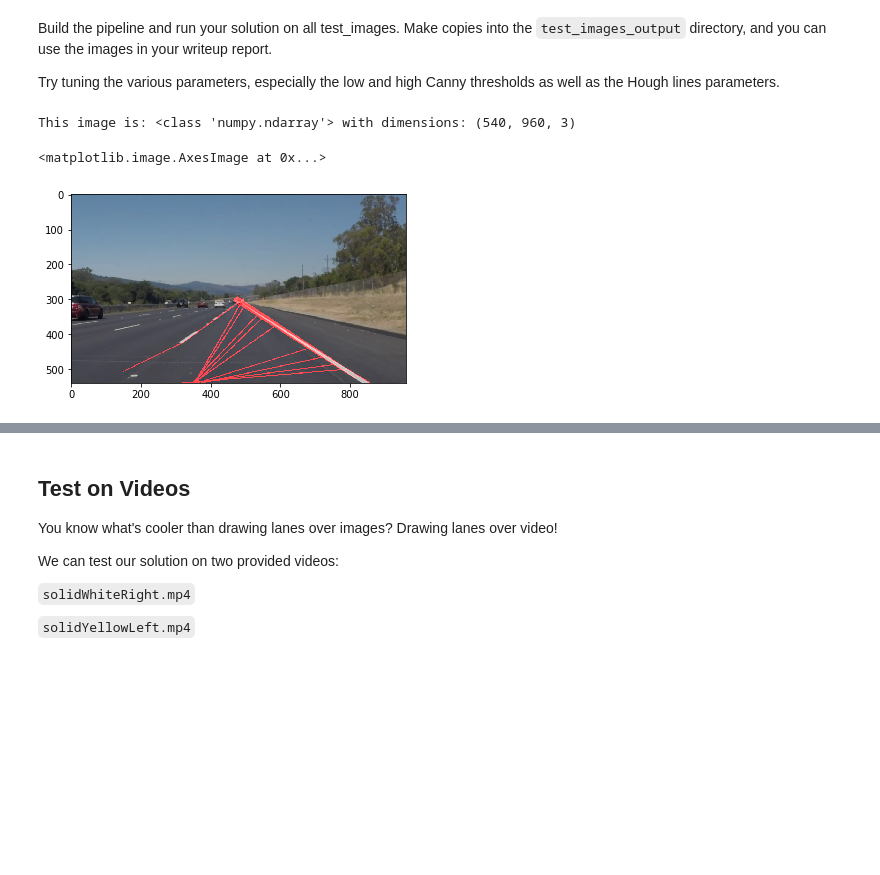
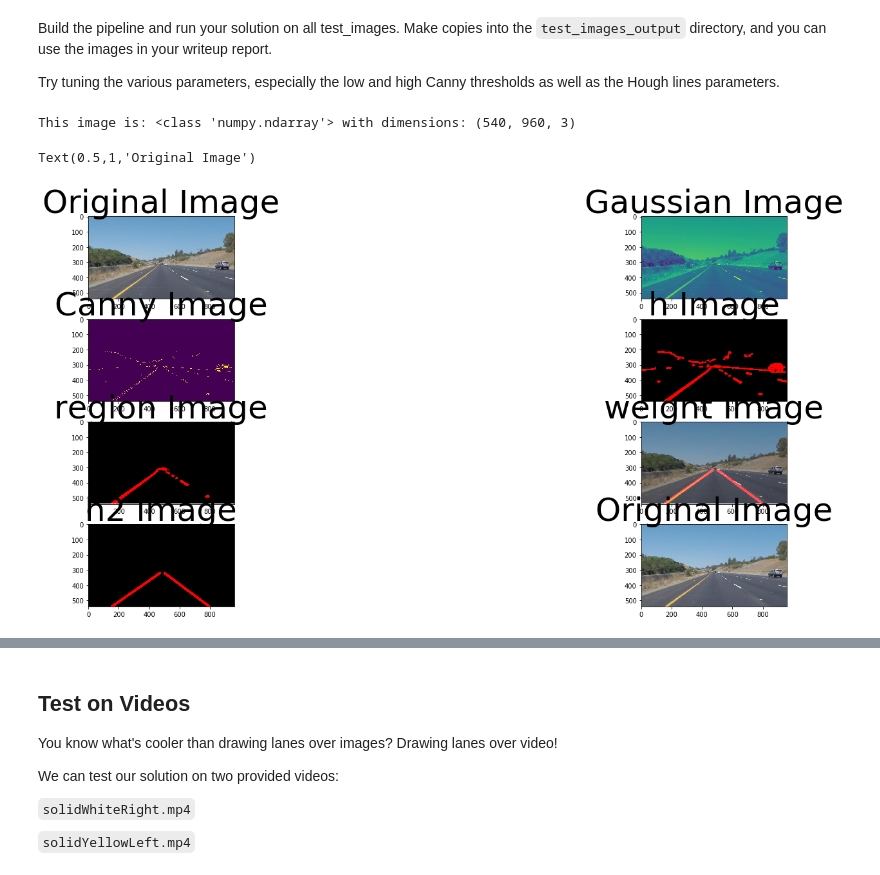
Before and after one commit to ridmeh/SDCar-LaneMarking, a Jupyter notebook: P1.ipynb, the cells around one changed output, grey strips where cells are left out. Saved outputs shown, nothing was run; the diff lists cells and outputs as text; code cells hidden in the pictures; blank space fills up the shorter version.

```diff
--- a/P1.ipynb
+++ b/P1.ipynb
@@ -51,7 +51,7 @@ import cv2
 ## Read in an Image
 # %%
 #reading in an image
-image = mpimg.imread('test_images/solidWhiteRight.jpg')
+image = mpimg.imread('test_images/solidYellowLeft.jpg')
 
 #printing out some stats and plotting
 print('This image is:', type(image), 'with dimensions:', image.shape)
@@ -225,46 +292,90 @@ Build the pipeline and run your solution on all test_images. Make copies into th
 
 Try tuning the various parameters, especially the low and high Canny thresholds as well as the Hough lines parameters.
 # %%
+from numpy import *
 # TODO: Build your pipeline that will draw lane lines on the test_images
 # then save them to the test_images directory.
 
 # RM 2017.10.11 reading all images
 #reading in an image
-image = mpimg.imread('test_images/solidWhiteRight.jpg');
+#image = mpimg.imread('test_images/solidWhiteCurve.jpg');
+#image = mpimg.imread('test_images/solidWhiteRight.jpg');
+image = mpimg.imread('test_images/solidYellowCurve.jpg');
+#image = mpimg.imread('test_images/solidYellowCurve2.jpg');
+#image = mpimg.imread('test_images/whiteCarLaneSwitch.jpg');
+min_ll_x_o=200
+
 line_image = np.copy(image)*0 #creating a blank to draw lines on
 print('This image is:', type(image), 'with dimensions:', image.shape);
 #plt.imshow(image)
 
 #Gray scale the image
-rImage = image
-gsImage = grayscale(rImage)
+#rImage = image
+gsImage = grayscale(image)
 
 #Define a kernel size and apply Gaussian smoothing
 kernel_size = 5
 gImage = gaussian_blur(gsImage, kernel_size)
+
 cImage = canny(gImage, 80,250)
+
+
 rho = 1
 theta = np.pi/180
-threshold = 1
-min_line_length = 40
-max_line_gap = 6
+threshold = 5
+min_line_length = 5
+max_line_gap = 5
 
 hImage=hough_lines(cImage, rho, theta, threshold, min_line_length, max_line_gap)
+
 
 #Take region of interest
 vertices = np.array([ [100,540], [900,540], [480,290] ], np.int32)
 rImage = region_of_interest(hImage, vertices)
-
+#plt.imshow(rImage)
 #plt.imshow(hImage, cmap='gray')
 #color_edges = np.dstack((cImage, cImage, cImage))
 
-wImage = weighted_img(rImage, image)
 
-plt.imshow(wImage)
+c2Image = canny(rImage, 80,250)
+
+
+h2Image=hough2_lines(c2Image, rho, theta, threshold, min_line_length, max_line_gap)
+
+
+wImage = weighted_img(h2Image, image)
+
+
+f, axes = plt.subplots(4, 2, figsize=(24, 9))
+f.tight_layout()
+axes[0,0].imshow(image)
+axes[0,0].set_title('Original Image', fontsize=50)
+
+axes[0,1].imshow(gsImage)
+axes[0,1].set_title('Gaussian Image', fontsize=50)
+
+axes[1,0].imshow(cImage)
+axes[1,0].set_title('Canny Image', fontsize=50)
+
+axes[1,1].imshow(hImage)
+axes[1,1].set_title('h Image', fontsize=50)
+
+axes[2,0].imshow(rImage)
+axes[2,0].set_title('region Image', fontsize=50)
+
+axes[2,1].imshow(wImage)
+axes[2,1].set_title('weight Image', fontsize=50)
+
+
+axes[3,0].imshow(h2Image)
+axes[3,0].set_title('h2 Image', fontsize=50)
+
+axes[3,1].imshow(image)
+axes[3,1].set_title('Original Image', fontsize=50)
 # %% [output]
 This image is: <class 'numpy.ndarray'> with dimensions: (540, 960, 3)
-<matplotlib.image.AxesImage at 0x...>
+Text(0.5,1,'Original Image')
-[figure, old version]
+[figure, new version]
 # %%
 image2 = mpimg.imread('test_images/solidWhiteCurve.jpg')
 plt.imshow(image2)
```
Also changed, not shown: parts of 7 cells of this notebook.
